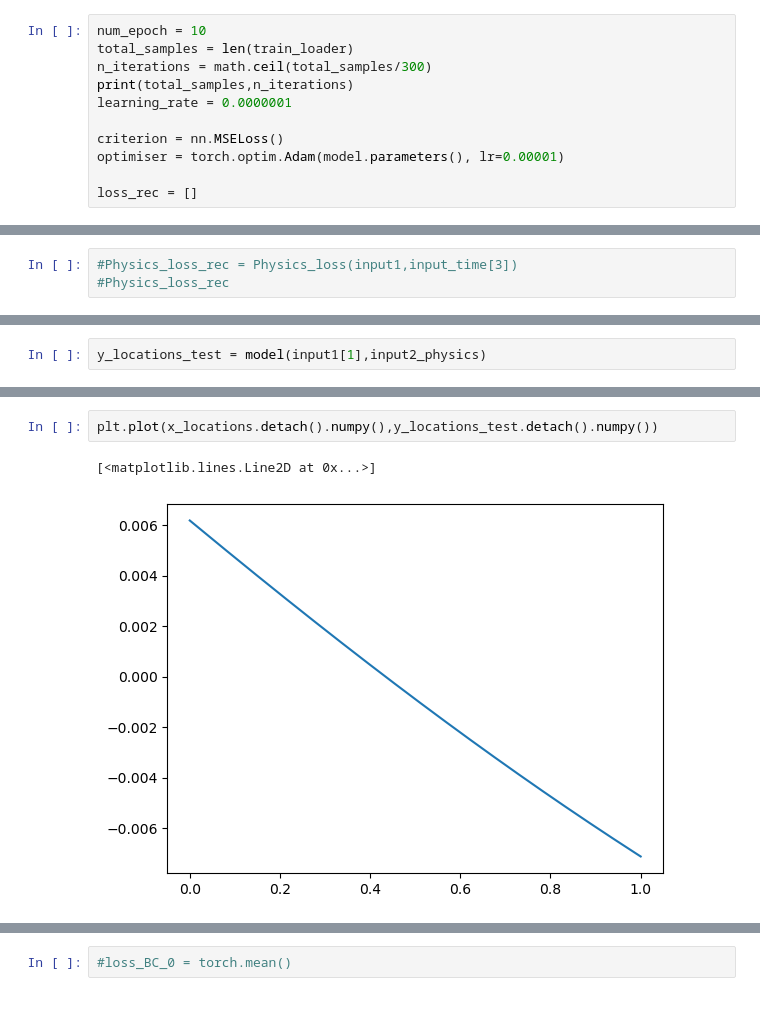
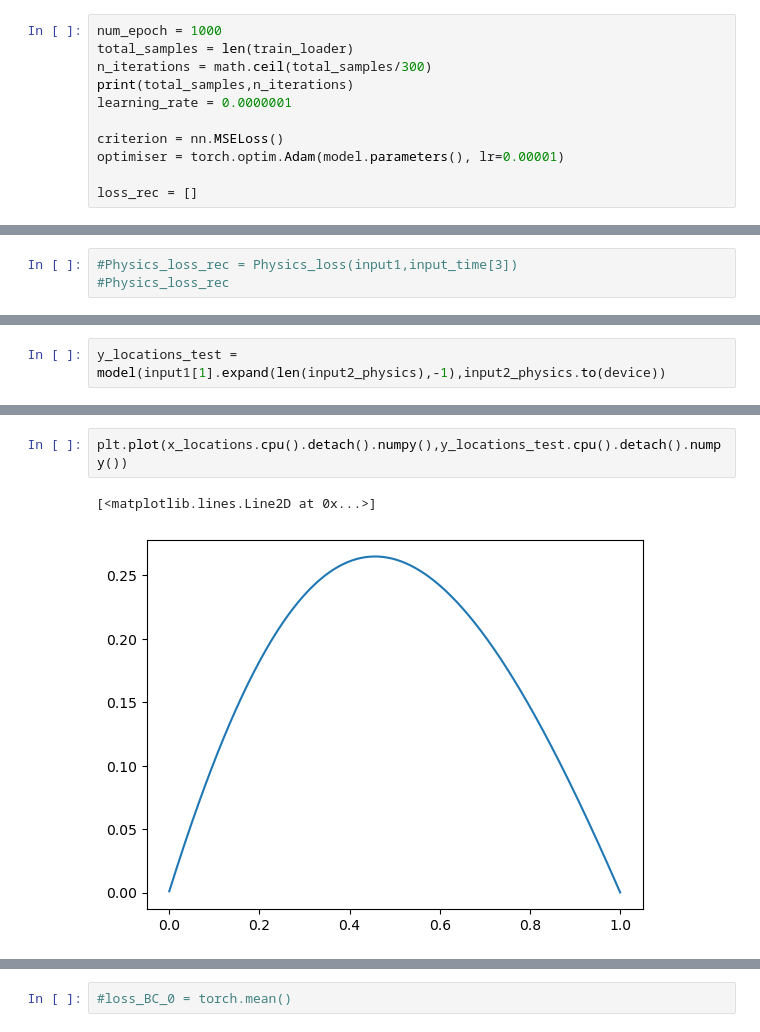
Before and after one commit to abhijeetmangela/Cylender_flow_ML, a Jupyter notebook: Burgers Equation/Model2.ipynb, the cells around one changed output, grey strips where cells are left out. Cells and saved outputs as stored; diff of their text form.

Commit message:
pdated model

```diff
--- a/Burgers Equation/Model2.ipynb
+++ b/Burgers Equation/Model2.ipynb
@@ -104,7 +104,7 @@ data_iter = iter(train_loader)
 data = data_iter.__next__()
 Init_val , x_loc, time, y_value = data
 # %%
-num_epoch = 10
+num_epoch = 1000
 total_samples = len(train_loader)
 n_iterations = math.ceil(total_samples/300)
 print(total_samples,n_iterations)
@@ -266,2 +262,2 @@ torch.Size([100])
 # %%
-y_locations_test = model(input1[1],input2_physics)
+y_locations_test = model(input1[1].expand(len(input2_physics),-1),input2_physics.to(device))
@@ -268,8 +280,8 @@ y_locations_test = model(input1[1],input2_physics)
 # %%
-plt.plot(x_locations.detach().numpy(),y_locations_test.detach().numpy())
+plt.plot(x_locations.cpu().detach().numpy(),y_locations_test.cpu().detach().numpy())
 # %% [output]
 [<matplotlib.lines.Line2D at 0x...>]
-[figure, old version]
+[figure, new version]
 # %%
 input_time.size(0)
 torch.ones(input_time.size(0),1)
```
Also changed, not shown: parts of 11 cells of this notebook.
